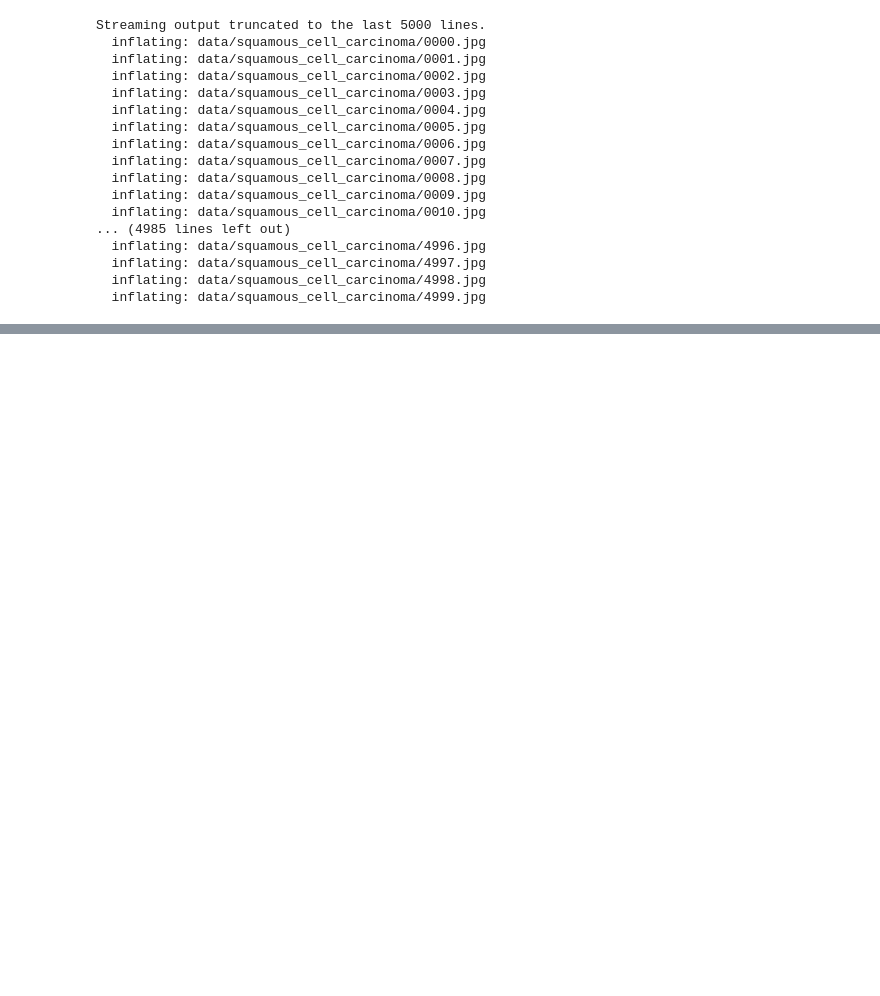
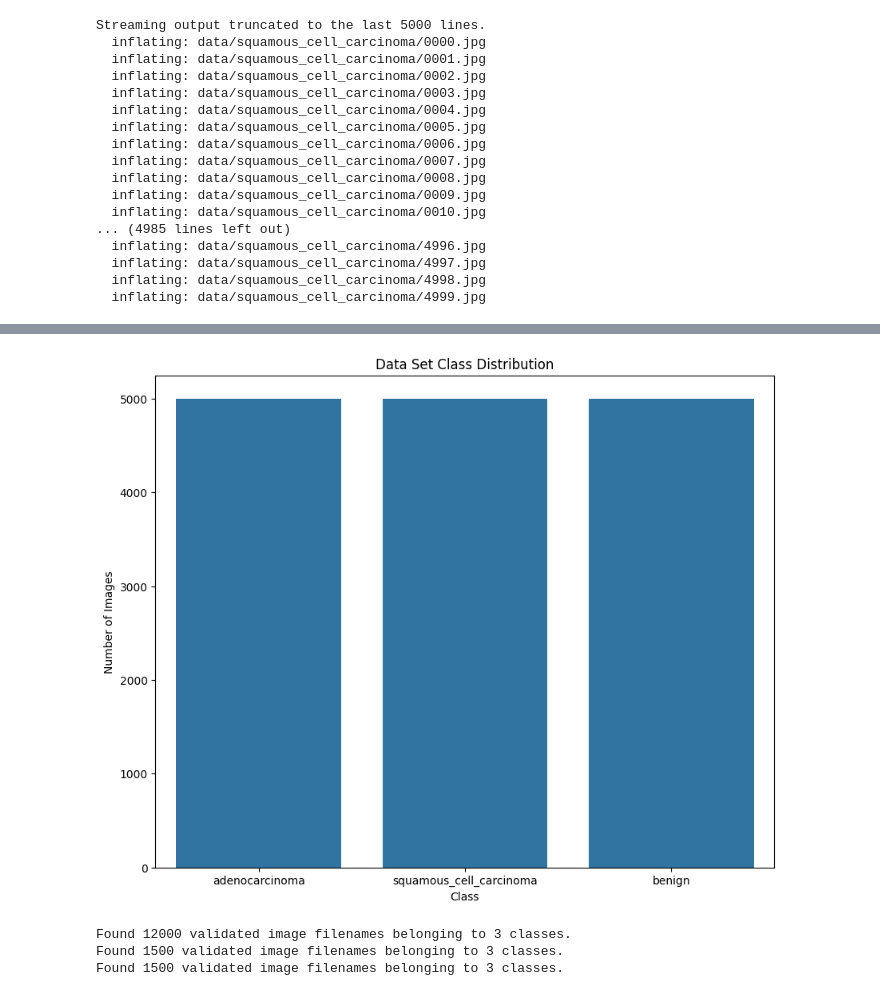
Before and after one commit to angiegh2002/lung-cancer-detection, a Jupyter notebook: lung_cancer_detection.ipynb, the cells around one changed output, grey strips where cells are left out. Drawn from its saved outputs; the diff is of its cells as text; code cells hidden in the pictures; blank space fills up the shorter version.

```diff
--- a/lung_cancer_detection.ipynb
+++ b/lung_cancer_detection.ipynb
@@ -336,0 +95,9 @@ Model Accuracy : 79%
+# %%
+plt.subplots(figsize=(10,8))
+sns.countplot(data=lung_df,x="label")
+plt.title('Data Set Class Distribution')
+plt.xlabel('Class')
+plt.ylabel('Number of Images')
+plt.show()
+# %% [output]
+[figure, added]
@@ -336,0 +112,18 @@ Model Accuracy : 79%
+# %%
+batch_size = 32
+img_size = (224, 224)
+tr_gen = ImageDataGenerator(rescale=1. / 255)
+ts_gen = ImageDataGenerator(rescale=1. / 255)
+
+train_gen = tr_gen.flow_from_dataframe( train_df, x_col= 'image_path', y_col= 'label', target_size= img_size, class_mode= 'categorical',
+                                    color_mode= 'rgb', shuffle= True, batch_size= batch_size)
+
+valid_gen = ts_gen.flow_from_dataframe( valid_df, x_col= 'image_path', y_col= 'label', target_size= img_size, class_mode= 'categorical',
+                                    color_mode= 'rgb', shuffle= True, batch_size= batch_size)
+
+test_gen = ts_gen.flow_from_dataframe( test_df, x_col= 'image_path', y_col= 'label', target_size= img_size, class_mode= 'categorical',
+                                    color_mode= 'rgb', shuffle= False, batch_size= batch_size)
+# %% [output]
+Found 12000 validated image filenames belonging to 3 classes.
+Found 1500 validated image filenames belonging to 3 classes.
+Found 1500 validated image filenames belonging to 3 classes.
```
Also changed, not shown: parts of 43 cells of this notebook.
